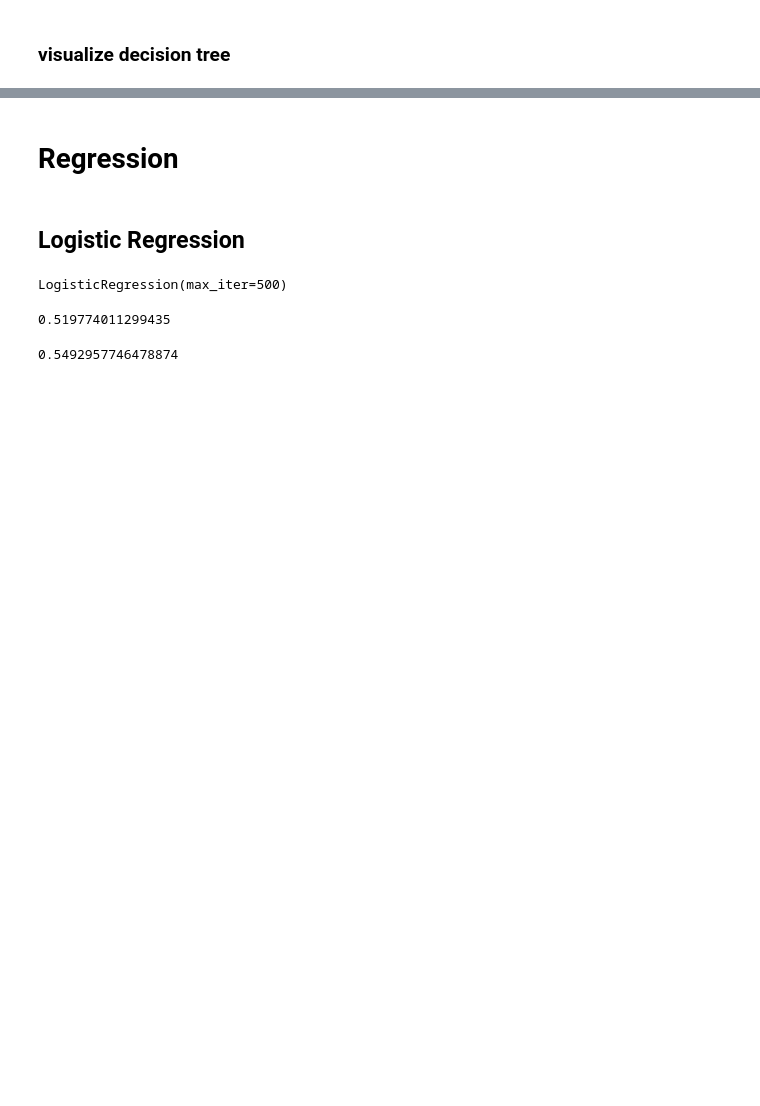
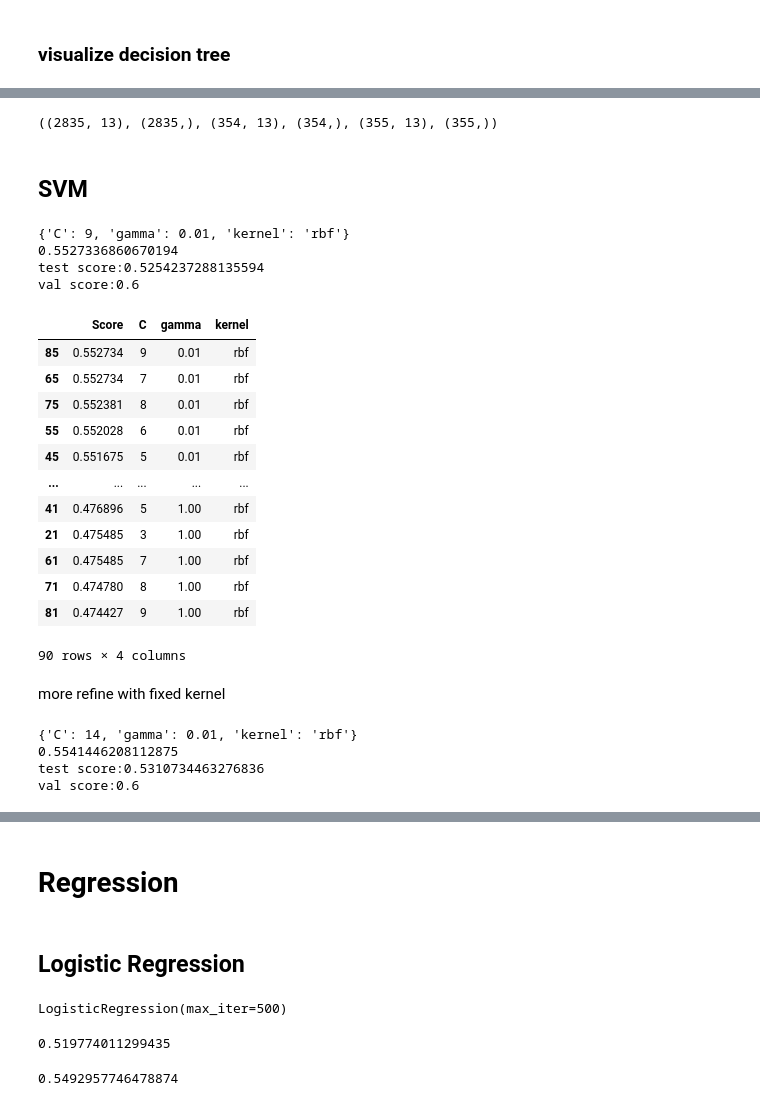
Before and after one commit to ho7221/ML_term_project, a Jupyter notebook: rhj_attempt_AIO.ipynb, the cells around one changed output, grey strips where cells are left out. Saved outputs shown, nothing was run; the diff lists cells and outputs as text; code cells hidden in the pictures; blank space fills up the shorter version.

```diff
--- a/rhj_attempt_AIO.ipynb
+++ b/rhj_attempt_AIO.ipynb
@@ -219,0 +300,61 @@ ModuleNotFoundError: No module named 'graphviz'
+# %%
+X_train.shape, y_train.shape, X_test.shape, y_test.shape, X_val.shape, y_val.shape
+# %% [output]
+((2835, 13), (2835,), (354, 13), (354,), (355, 13), (355,))
+# %% [markdown]
+## SVM
+# %%
+parameters = {'kernel': ('linear', 'rbf'), 'gamma': [1, 0.1, 0.01, 0.001, 0.0001], 'C': np.arange(1, 10)}
+svc = svm.SVC()
+clf = GridSearchCV(svc, parameters)
+clf.fit(X_train, y_train)
+print(clf.best_params_)
+print(clf.best_score_)
+print("test score:"+ str(clf.score(X_test,y_test)))
+print("val score:"+str(clf.score(X_val,y_val)))
+# %% [output]
+{'C': 9, 'gamma': 0.01, 'kernel': 'rbf'}
+0.5527336860670194
+test score:0.5254237288135594
+val score:0.6
+# %%
+SVM_result=clf.cv_results_
+# %%
+tmp_score=pd.DataFrame(SVM_result['mean_test_score'])
+tmp_attr=pd.DataFrame(SVM_result['params'])
+# %%
+SVM_score=pd.concat([tmp_score,tmp_attr],axis=1)
+SVM_score.columns=['Score','C','gamma','kernel']
+SVM_score=SVM_score.sort_values(by='Score',ascending=False)
+# %%
+SVM_score
+# %% [output]
+|  | Score | C | gamma | kernel |
+| 85 | 0.552734 | 9 | 0.01 | rbf |
+| 65 | 0.552734 | 7 | 0.01 | rbf |
+| 75 | 0.552381 | 8 | 0.01 | rbf |
+| 55 | 0.552028 | 6 | 0.01 | rbf |
+| 45 | 0.551675 | 5 | 0.01 | rbf |
+| ... | ... | ... | ... | ... |
+| 41 | 0.476896 | 5 | 1.00 | rbf |
+| 21 | 0.475485 | 3 | 1.00 | rbf |
+| 61 | 0.475485 | 7 | 1.00 | rbf |
+| 71 | 0.474780 | 8 | 1.00 | rbf |
+| 81 | 0.474427 | 9 | 1.00 | rbf |
+90 rows × 4 columns
+# %% [markdown]
+more refine with fixed kernel
+# %%
+parameters = {'kernel': ['rbf'], 'gamma': [0.01,0.001,0.0001], 'C': np.arange(1, 20)}
+svc = svm.SVC()
+clf = GridSearchCV(svc, parameters)
+clf.fit(X_train, y_train)
+print(clf.best_params_)
+print(clf.best_score_)
+print("test score:"+ str(clf.score(X_test,y_test)))
+print("val score:"+str(clf.score(X_val,y_val)))
+# %% [output]
+{'C': 14, 'gamma': 0.01, 'kernel': 'rbf'}
+0.5541446208112875
+test score:0.5310734463276836
+val score:0.6
```
Also changed, not shown: parts of 26 cells of this notebook.
